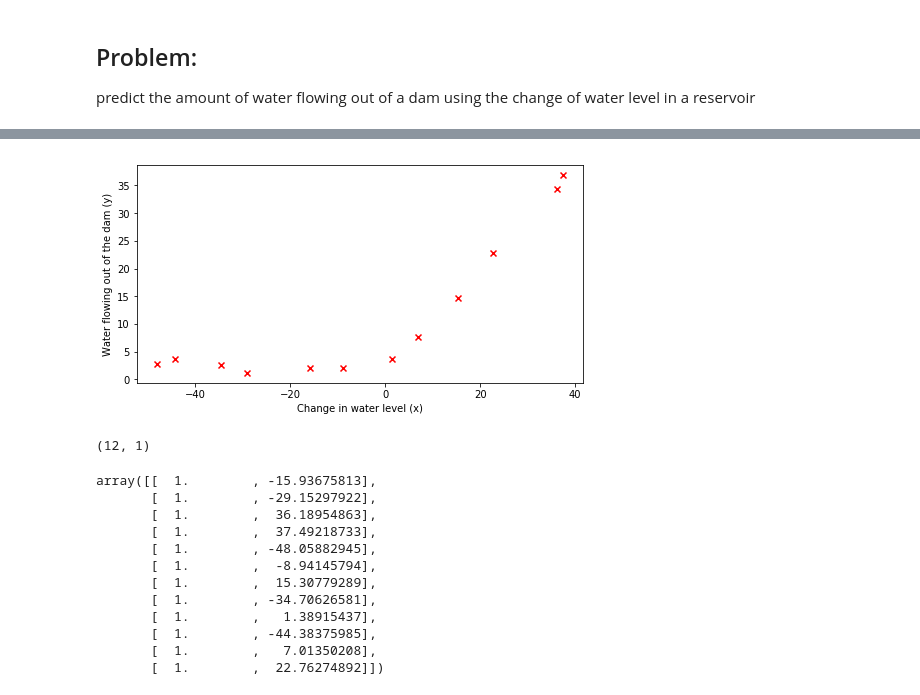
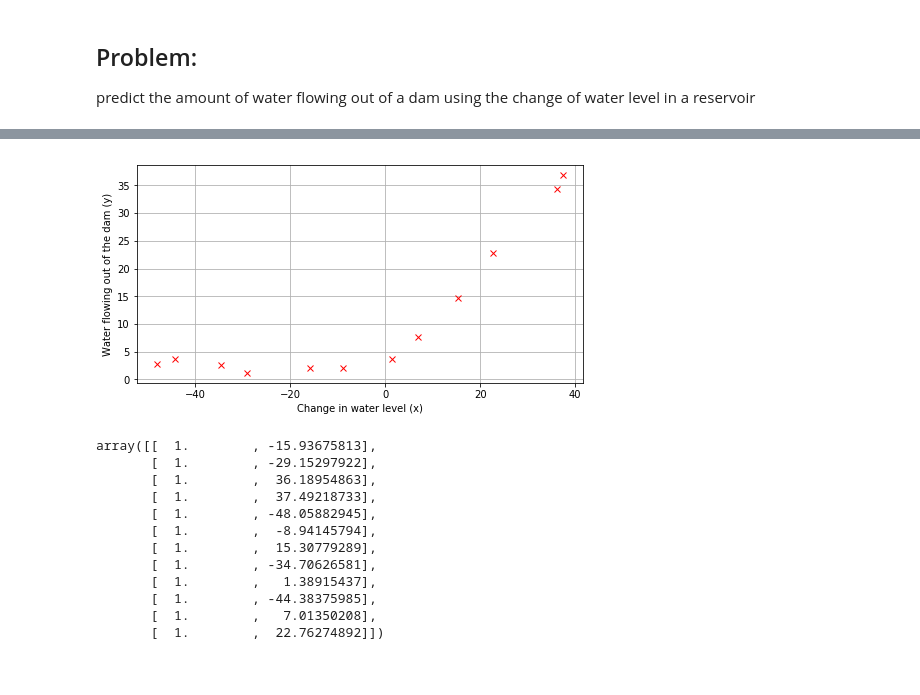
Before and after one commit to BartlomiejSkwira/coursera_machine-learning, a Jupyter notebook: machine-learning-ex5/ex5.ipynb, the cells around one changed output, grey strips where cells are left out. Cells and saved outputs as stored; diff of their text form; code cells hidden in the pictures.

```diff
--- a/machine-learning-ex5/ex5.ipynb
+++ b/machine-learning-ex5/ex5.ipynb
@@ -58,22 +51,20 @@ array([[-15.93675813],
 # %%
 #visualize train data
 def draw_data(X, y):
-    plt.scatter(x=X, y=y, marker='x', c='red')
+    #plt.scatter(x=X, y=y, marker='x', c='red')
+    plt.plot(X, y, 'rx')
     plt.xlabel('Change in water level (x)')
     plt.ylabel('Water flowing out of the dam (y)')
+    plt.grid(True)
     plt.show()
 
 draw_data(X_train, y_train)
 # %% [output]
-[figure, old version]
+[figure, new version]
 # %%
 #set model variables
-m, n = X_train.shape
-theta = [1, 1]
+theta_initial = np.array([1, 1])
 lmbda = 1
-(m, n)
-# %% [output]
-(12, 1)
 # %%
 #insert intercept term into train data
 X_train_int = np.insert(X_train, 0, 1, axis=1)
```
Also changed, not shown: parts of 11 cells of this notebook.
